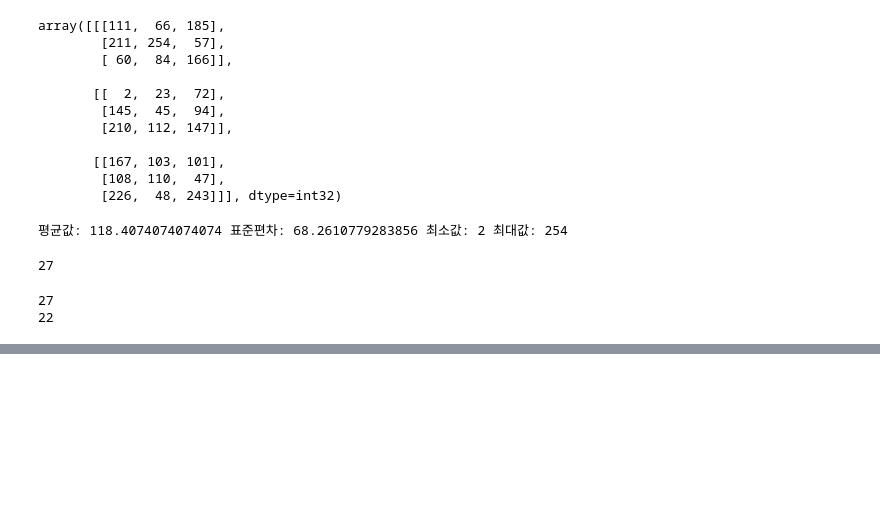
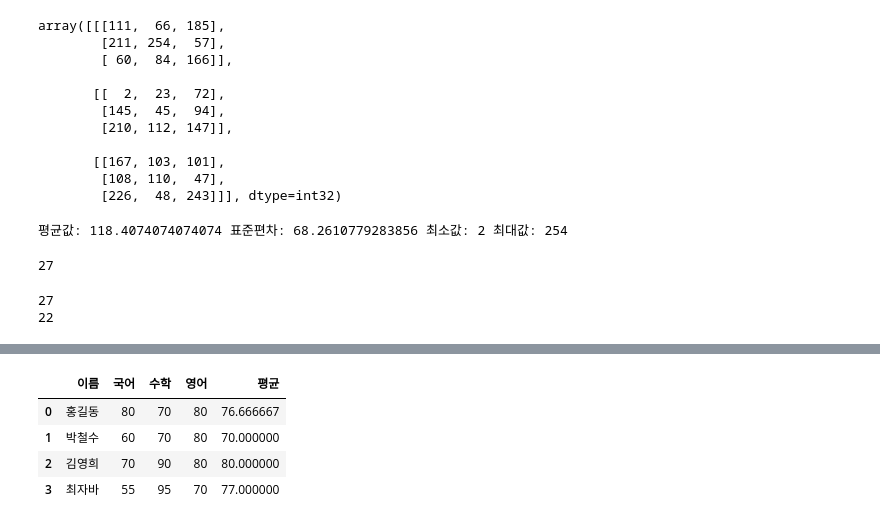
Before and after one commit to jisuyooon/python, a Jupyter notebook: python10.ipynb, the cells around one changed output, grey strips where cells are left out. Drawn from its saved outputs; the diff is of its cells as text; code cells hidden in the pictures; blank space fills up the shorter version.

```diff
--- a/python10.ipynb
+++ b/python10.ipynb
@@ -304,0 +687,9 @@ print(np.count_nonzero(y))
+# %%
+import numpy as np
+# data0 = [
+#     ('홍길동',80,70,80),
+#     ('박철수',60,70,80),
+#     ('김영희',70,90,80)]
+# data = np.array(data0)
+data = np.array([['홍길동',80,70,80],['박철수',60,70,80],['김영희',70,90,80]]) # 위에꺼랑 다르게 속도 빠름
+df = pd.DataFrame(data,columns=['이름','국어','수학','영어'])
@@ -304,0 +723,5 @@ print(np.count_nonzero(y))
+# %%
+# 4
+df['평균'] = (df['국어'].astype(int) + df['수학'].astype(int) + df['영어'].astype(int))/3
+print('평균',df['평균'].dtype)
+df.round()
@@ -304,0 +734,12 @@ print(np.count_nonzero(y))
+# %%
+# 5
+# iloc, loc # iloc가 인덱스 기준이라 iloc가 더 빠름
+# df.iloc[3] = ('최자바',55,95,70,77) # 근데 iloc는 수정할수없음(?)
+df.loc[3] = ('최자바',55,95,70,77) # 수정할때는 loc
+df
+# %% [output]
+|  | 이름 | 국어 | 수학 | 영어 | 평균 |
+| 0 | 홍길동 | 80 | 70 | 80 | 76.666667 |
+| 1 | 박철수 | 60 | 70 | 80 | 70.000000 |
+| 2 | 김영희 | 70 | 90 | 80 | 80.000000 |
+| 3 | 최자바 | 55 | 95 | 70 | 77.000000 |
```
Also changed, not shown: parts of 37 cells of this notebook, 7 other files.
